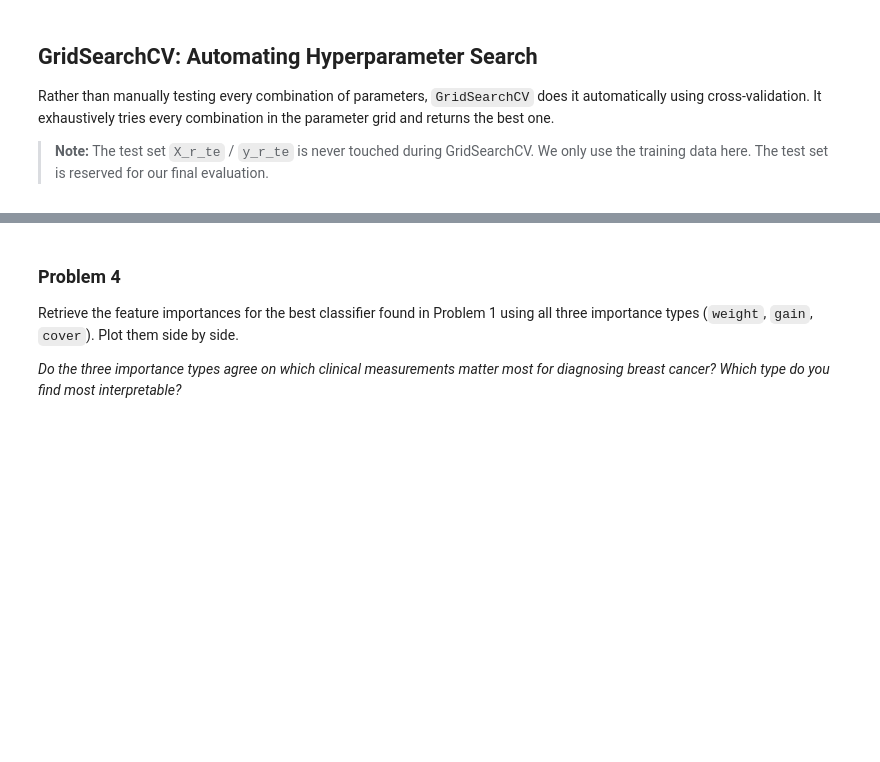
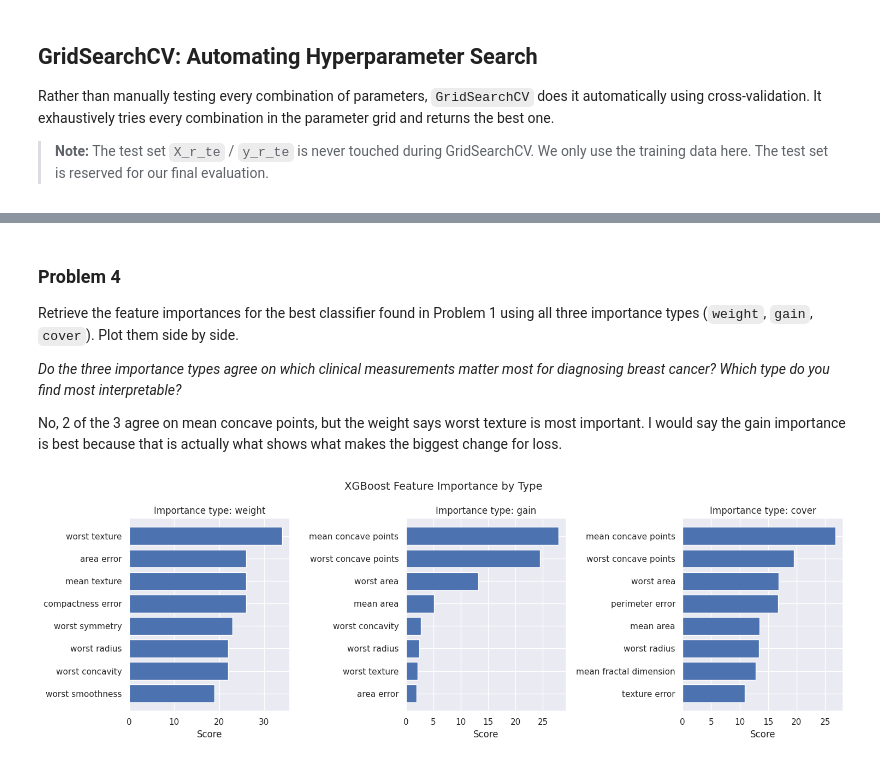
Before and after one commit to bhanu-pedarla/cse163-nchs, a Jupyter notebook: classwork/xgboost/03_xgboost_tuning.ipynb, the cells around one changed output, grey strips where cells are left out. Drawn from its saved outputs; the diff is of its cells as text; code cells hidden in the pictures; blank space fills up the shorter version.

```diff
--- a/classwork/xgboost/03_xgboost_tuning.ipynb
+++ b/classwork/xgboost/03_xgboost_tuning.ipynb
@@ -370,14 +396,15 @@ param_grid_c = {
 
 search_c = GridSearchCV(
     # TODO: fill in XGBClassifier with appropriate base parameters
-    estimator=...,
+    estimator=XGBClassifier(n_estimators=200, subsample=0.8,
+                           colsample_bytree=0.8, random_state=42, verbosity=0),
     param_grid=param_grid_c,
     scoring="accuracy",
     cv=5,
     n_jobs=-1
 )
 # TODO: fit search_c on X_c_tr, y_c_tr
-search_c.fit(...)
+search_c.fit(X_c_tr, y_c_tr)
 
 print("Best params:", search_c.best_params_)
 print(f"Best CV accuracy: {search_c.best_score_:.4f}")
@@ -430,6 +473,22 @@ three importance types (`weight`, `gain`, `cover`). Plot them side by side.
 
 *Do the three importance types agree on which clinical measurements matter most for
 diagnosing breast cancer? Which type do you find most interpretable?*
+
+No, 2 of the 3 agree on mean concave points, but the weight says worst texture is most important. I would say the gain importance is best because that is actually what shows what makes the biggest change for loss.
 # %%
 # TODO: Use search_c.best_estimator_.get_booster().get_score(importance_type=...)
 # to retrieve importances for all three types and plot them.
+fig, axes = plt.subplots(1, 3, figsize=(15, 5))
+
+for ax, imp_type in zip(axes, importance_types):
+    imp = search_c.best_estimator_.get_booster().get_score(importance_type=imp_type)
+    imp_df = pd.DataFrame(imp.items(), columns=["Feature", "Importance"])
+    imp_df = imp_df.sort_values("Importance", ascending=True).tail(8)
+    ax.barh(imp_df["Feature"], imp_df["Importance"])
+    ax.set_title(f"Importance type: {imp_type}")
+    ax.set_xlabel("Score")
+
+plt.suptitle("XGBoost Feature Importance by Type", fontsize=14)
+plt.tight_layout()
+# %% [output]
+[figure, added]
```
Also changed, not shown: parts of 11 cells of this notebook.
